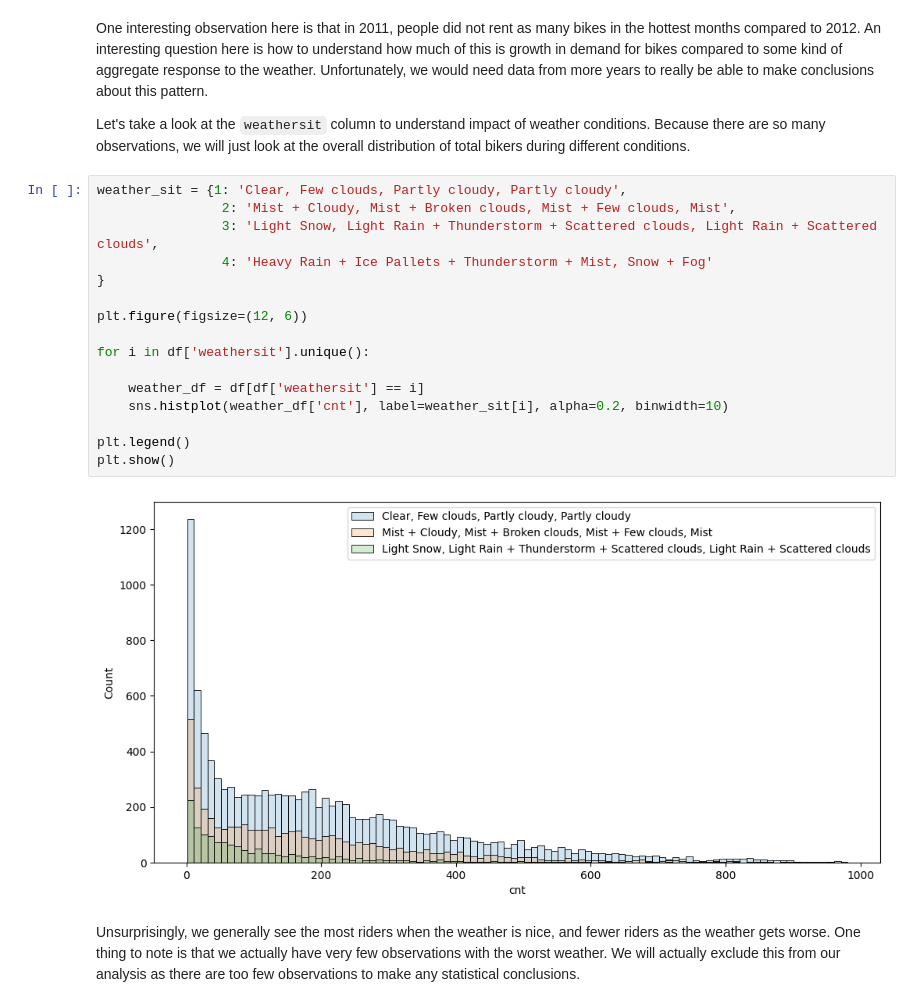
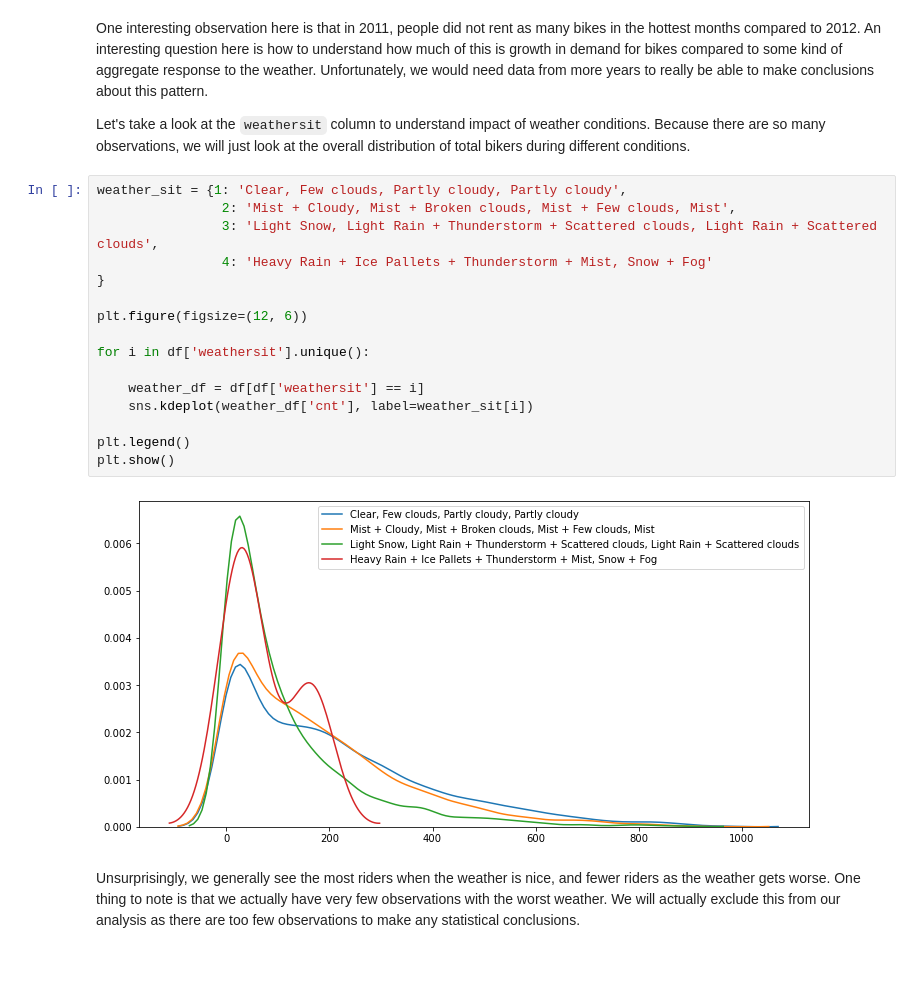
Before and after one commit to wtglad/jhu-coursera-making-decisions-in-time, a Jupyter notebook: using-causal-information/Estimating Treatment Effects in Observational Data- Weather & Bike Rentals.ipynb, the cells around one changed output. Cells and saved outputs as stored; diff of their text form; blank space fills up the shorter version.

```diff
--- a/using-causal-information/Estimating Treatment Effects in Observational Data- Weather & Bike Rentals.ipynb
+++ b/using-causal-information/Estimating Treatment Effects in Observational Data- Weather & Bike Rentals.ipynb
@@ -132,21 +132,21 @@ Let's take a look at the `weathersit` column to understand impact of weather con
 # %%
 weather_sit = {1: 'Clear, Few clouds, Partly cloudy, Partly cloudy',
                 2: 'Mist + Cloudy, Mist + Broken clouds, Mist + Few clouds, Mist',
                 3: 'Light Snow, Light Rain + Thunderstorm + Scattered clouds, Light Rain + Scattered clouds',
                 4: 'Heavy Rain + Ice Pallets + Thunderstorm + Mist, Snow + Fog'
 }
 
 plt.figure(figsize=(12, 6))
 
 for i in df['weathersit'].unique():
 
     weather_df = df[df['weathersit'] == i]
-    sns.histplot(weather_df['cnt'], label=weather_sit[i], alpha=0.2, binwidth=10)
+    sns.kdeplot(weather_df['cnt'], label=weather_sit[i])
 
 plt.legend()
 plt.show()
 # %% [output]
-[figure, old version]
+[figure, new version]
 # %% [markdown]
 Unsurprisingly, we generally see the most riders when the weather is nice, and fewer riders as the weather gets worse. One thing to note is that we actually have very few observations with the worst weather. We will actually exclude this from our analysis as there are too few observations to make any statistical conclusions.
 # %%
```
Also changed, not shown: parts of 47 cells of this notebook.
